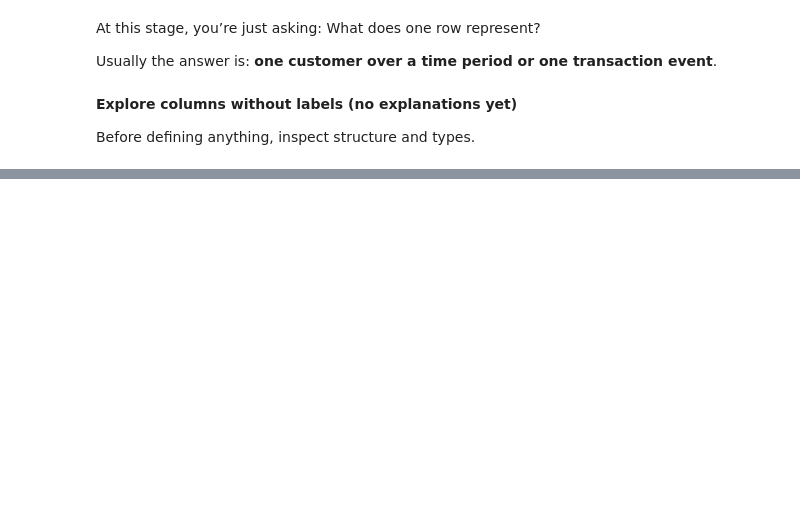
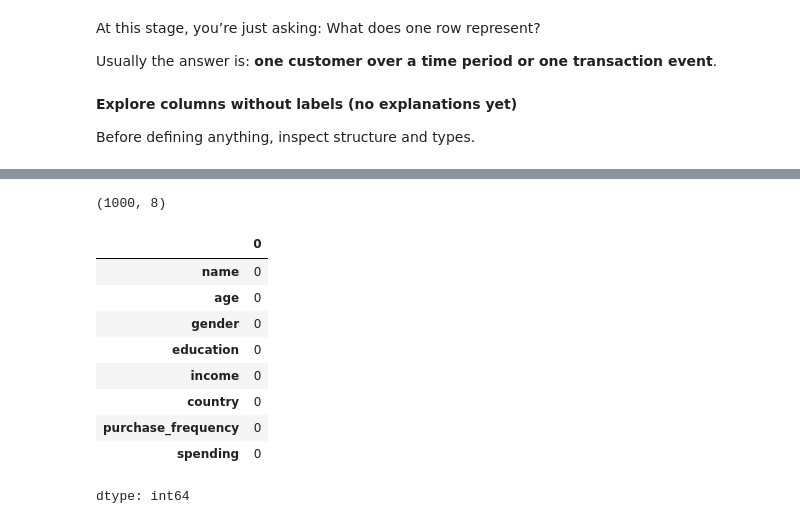
Before and after one commit to epythonlab2/AI_4_health, a Jupyter notebook: module_2_unsupervised_machine_learning.ipynb, the cells around one changed output, grey strips where cells are left out. Drawn from its saved outputs; the diff is of its cells as text; code cells hidden in the pictures; blank space fills up the shorter version.

```diff
--- a/module_2_unsupervised_machine_learning.ipynb
+++ b/module_2_unsupervised_machine_learning.ipynb
@@ -144,9 +142,6 @@ Usually the answer is: **one customer over a time period or one transaction even
 **Explore columns without labels (no explanations yet)**
 
 Before defining anything, inspect structure and types.
-# %%
-# Drop Columns is_fraud and Unnamed: 0
-df = df.drop(['is_fraud', 'Unnamed: 0'], axis=1)
 # %%
 df.info()
 # %% [output]
@@ -226,0 +221,19 @@ Index(['trans_date_trans_time', 'cc_num', 'merchant', 'category', 'amt',
+# %%
+# Check the rows and columns
+df.shape
+# %% [output]
+(1000, 8)
+# %%
+# Check missing values
+df.isna().sum()
+# %% [output]
+|  | 0 |
+| name | 0 |
+| age | 0 |
+| gender | 0 |
+| education | 0 |
+| income | 0 |
+| country | 0 |
+| purchase_frequency | 0 |
+| spending | 0 |
+dtype: int64
```
Also changed, not shown: parts of 8 cells of this notebook.
